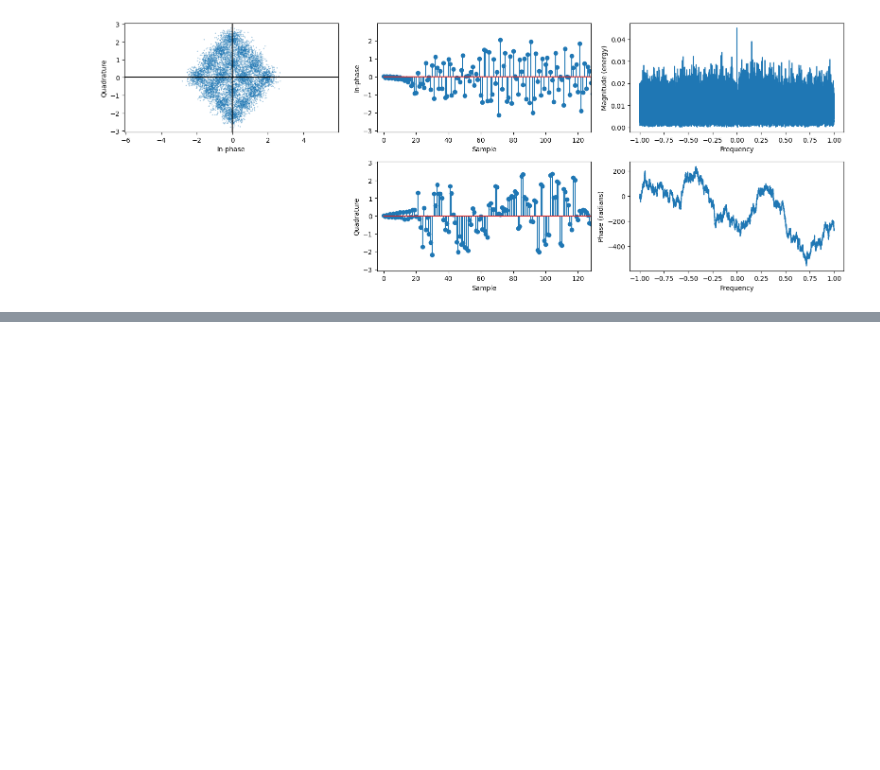
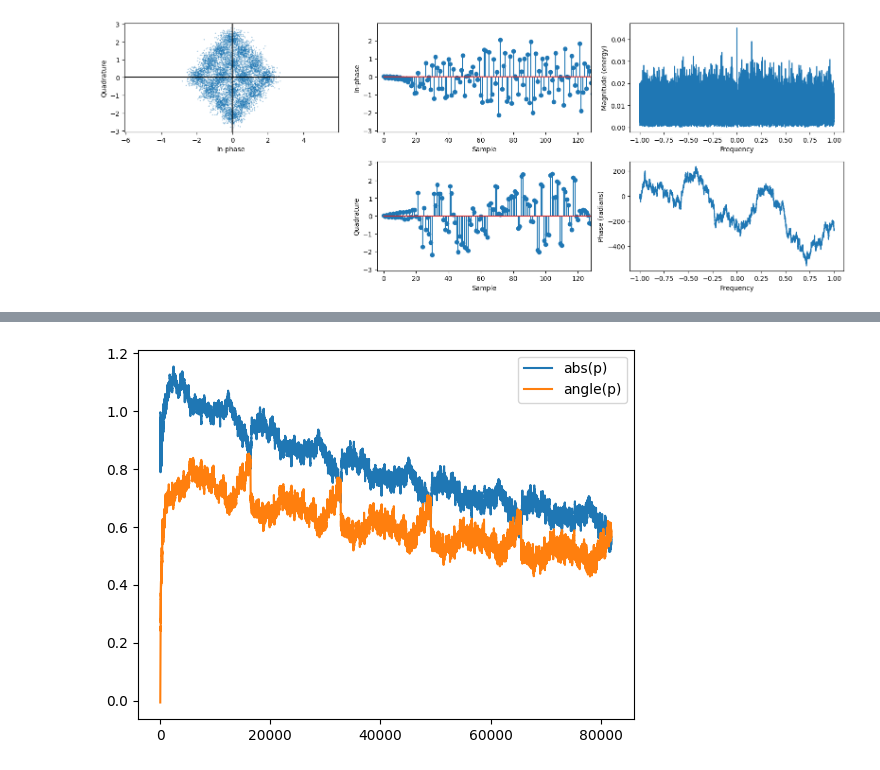
Before and after one commit to antroseco/fibre-sim, a Jupyter notebook: lab_data_alamouti.ipynb, the cells around one changed output, grey strips where cells are left out. Cells and saved outputs as stored; diff of their text form; code cells hidden in the pictures; blank space fills up the shorter version.

```diff
--- a/lab_data_alamouti.ipynb
+++ b/lab_data_alamouti.ipynb
@@ -427,3 +381,10 @@ plt.show()
+# %%
+plt.plot(np.real(aeq.p_log), label="abs(p)")
+plt.plot(np.imag(aeq.p_log), label="angle(p)")
+plt.legend()
+plt.show()
+# %% [output]
+[figure, added]
 # %%
 plt.plot(np.real(aeq.w11), "o-", label="real")
 plt.plot(np.imag(aeq.w11), "o-", label="imag")
```
Also changed, not shown: parts of 24 cells of this notebook, 1 other file.
